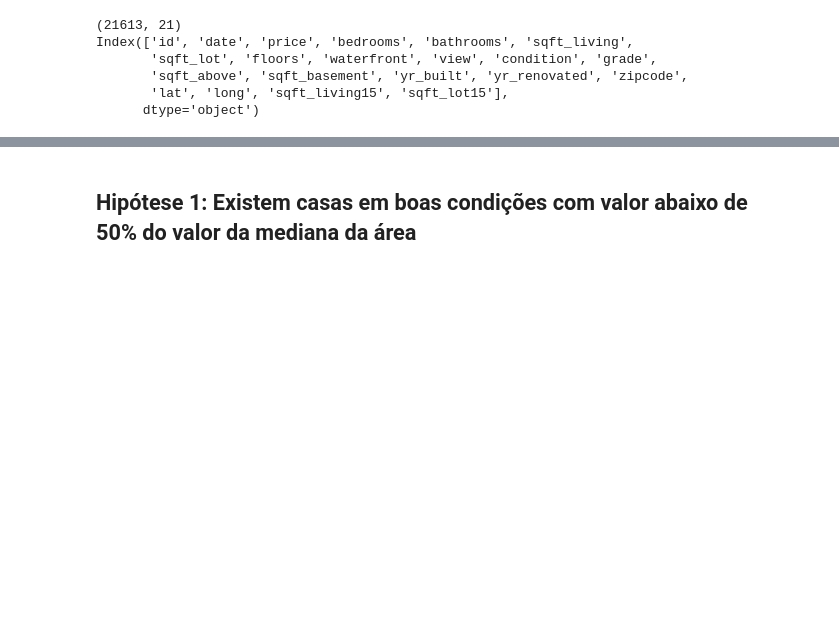
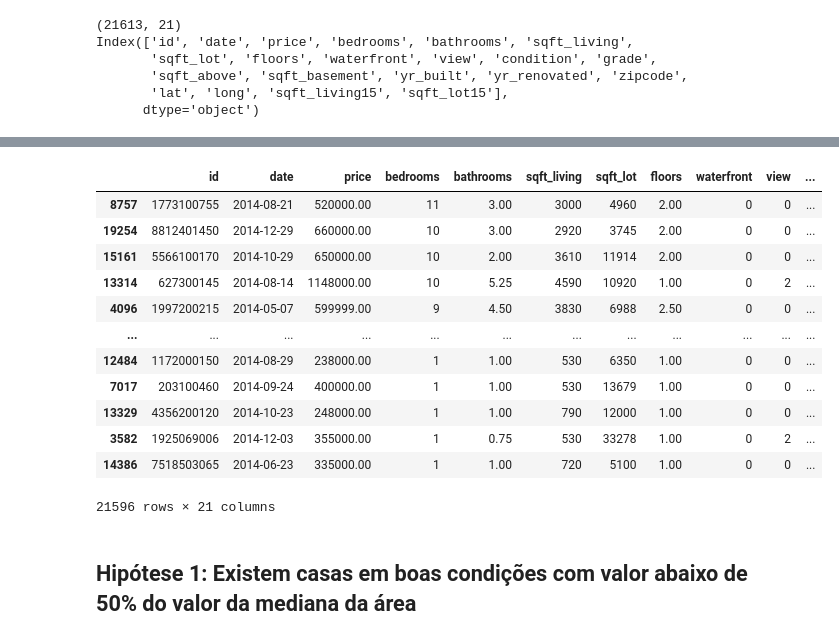
Before and after one commit to gustavo-chagas/projeto_houserocket, a Jupyter notebook: projeto_houserocket.ipynb, the cells around one changed output, grey strips where cells are left out. Saved outputs shown, nothing was run; the diff lists cells and outputs as text; code cells hidden in the pictures; blank space fills up the shorter version.

```diff
--- a/projeto_houserocket.ipynb
+++ b/projeto_houserocket.ipynb
@@ -24,3 +69,22 @@ Index(['id', 'date', 'price', 'bedrooms', 'bathrooms', 'sqft_living',
+# %%
+df.drop(df[df['bedrooms']==33].index,inplace=True)
+df.drop(df[df['bedrooms']==0].index,inplace=True)
+df.drop(df[df['bathrooms']==0].index,inplace=True)
+df.sort_values('bedrooms',ascending=False)
+# %% [output]
+|  | id | date | price | bedrooms | bathrooms | sqft_living | sqft_lot | floors | waterfront | view | ... |
+| 8757 | 1773100755 | 2014-08-21 | 520000.00 | 11 | 3.00 | 3000 | 4960 | 2.00 | 0 | 0 | ... |
+| 19254 | 8812401450 | 2014-12-29 | 660000.00 | 10 | 3.00 | 2920 | 3745 | 2.00 | 0 | 0 | ... |
+| 15161 | 5566100170 | 2014-10-29 | 650000.00 | 10 | 2.00 | 3610 | 11914 | 2.00 | 0 | 0 | ... |
+| 13314 | 627300145 | 2014-08-14 | 1148000.00 | 10 | 5.25 | 4590 | 10920 | 1.00 | 0 | 2 | ... |
+| 4096 | 1997200215 | 2014-05-07 | 599999.00 | 9 | 4.50 | 3830 | 6988 | 2.50 | 0 | 0 | ... |
+| ... | ... | ... | ... | ... | ... | ... | ... | ... | ... | ... | ... |
+| 12484 | 1172000150 | 2014-08-29 | 238000.00 | 1 | 1.00 | 530 | 6350 | 1.00 | 0 | 0 | ... |
+| 7017 | 203100460 | 2014-09-24 | 400000.00 | 1 | 1.00 | 530 | 13679 | 1.00 | 0 | 0 | ... |
+| 13329 | 4356200120 | 2014-10-23 | 248000.00 | 1 | 1.00 | 790 | 12000 | 1.00 | 0 | 0 | ... |
+| 3582 | 1925069006 | 2014-12-03 | 355000.00 | 1 | 0.75 | 530 | 33278 | 1.00 | 0 | 2 | ... |
+| 14386 | 7518503065 | 2014-06-23 | 335000.00 | 1 | 1.00 | 720 | 5100 | 1.00 | 0 | 0 | ... |
+21596 rows × 21 columns
 # %% [markdown]
 ## Hipótese 1: Existem casas em boas condições com valor abaixo de 50% do valor da mediana da área
 # %% [markdown]
```
Also changed, not shown: parts of 10 cells of this notebook.
